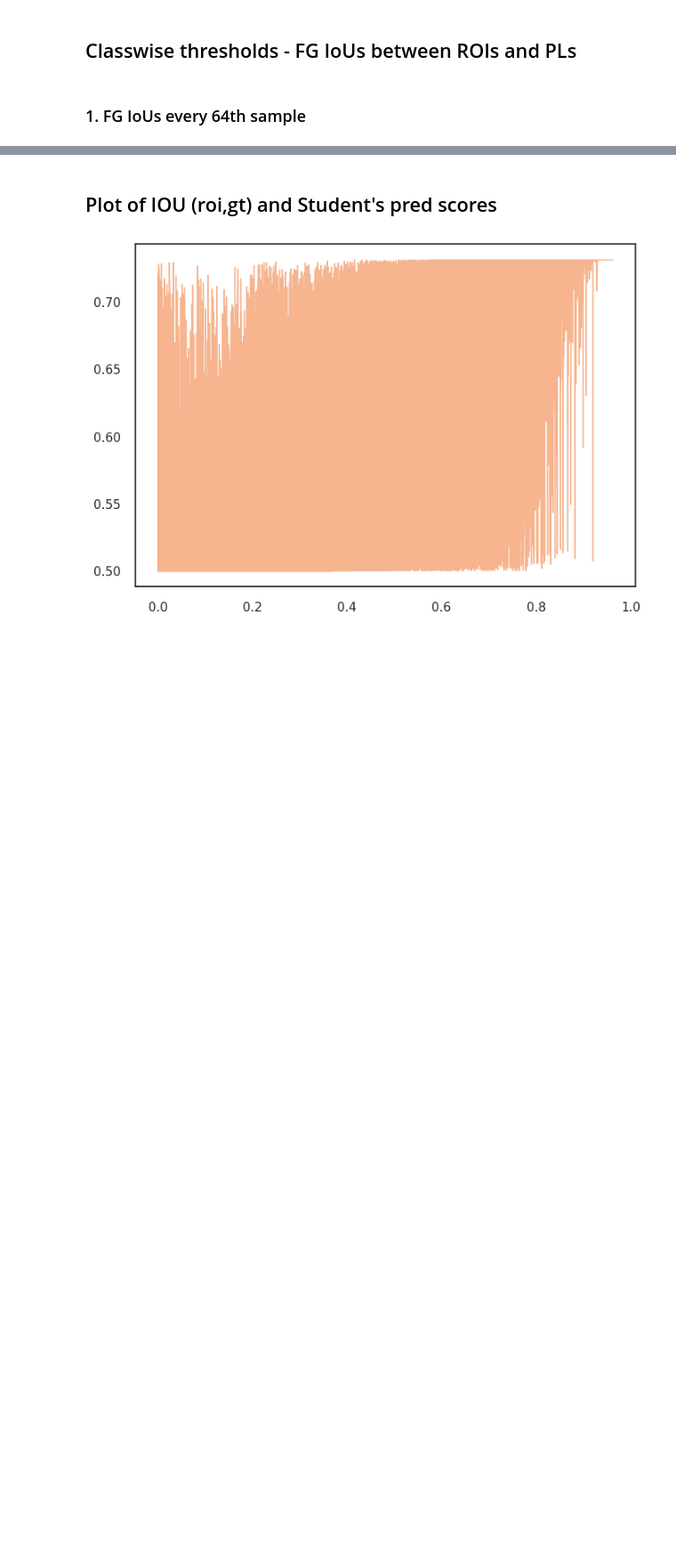
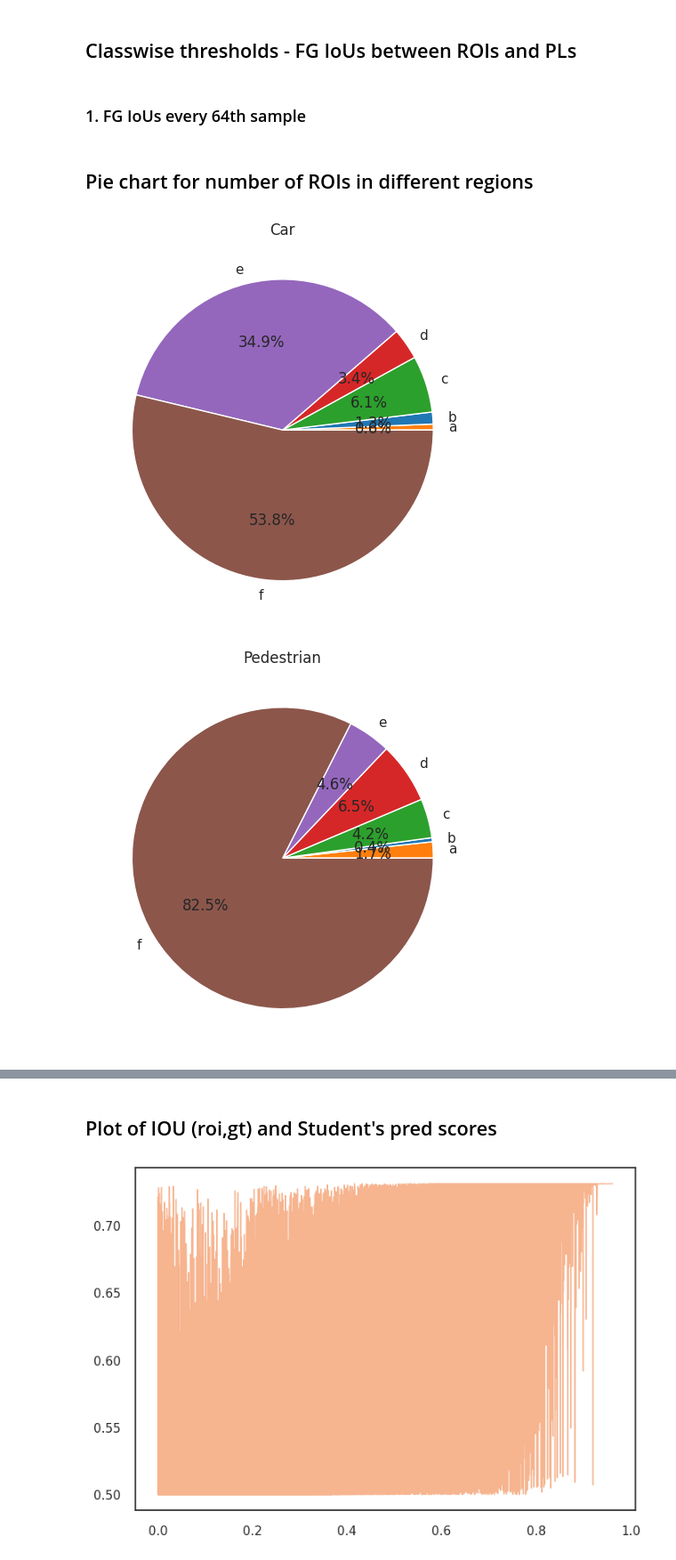
Before and after one commit to shashankag14/OpenPCDet, a Jupyter notebook: tools/tb_metrics.ipynb, the cells around one changed output, grey strips where cells are left out. Shown at 89% size. Drawn from its saved outputs; the diff is of its cells as text; code cells hidden in the pictures; blank space fills up the shorter version.

Commit message:
Add pie chart for samples in diff regions

```diff
--- a/tools/tb_metrics.ipynb
+++ b/tools/tb_metrics.ipynb
@@ -333,3 +333,39 @@ _cmap = sns.color_palette("rocket", as_cmap=True)
 df = pd.read_pickle(r'/mnt/data/shag01/pcdet-st-reliable/OpenPCDet/tools/ious_new.pkl') # iou_metrics_st_bs8_split_1_1_trial_1_d16ba20
 baseline_df = pd.read_pickle(r'/mnt/data/shag01/pcdet-st-reliable/OpenPCDet/tools/ious_baseline.pkl') # iou_metrics_baseline_bs8_split_1_1_trial_1_d16ba20
 ablation1_df = pd.read_pickle(r'/mnt/data/shag01/pcdet-st-reliable/OpenPCDet/tools/ious_ablation1.pkl')
+fp_uc_df = pd.read_pickle(r'/mnt/data/shag01/pcdet-st-reliable/OpenPCDet/tools/ious_fp_uc.pkl') # fp_rev_uc-bg_007_bs8_split_1_1_trial_1_8362d99
+# %% [markdown]
+## Pie chart for number of ROIs in different regions
+# %%
+num_to_class = {1:'Car', 2:'Pedestrian', 3:'Cyclist'}
+fg_thresh = [0.7,0.5,0.5]
+local_fg_thresh = [0.65,0.45,0.4]
+
+class_count = {'Car': {}, 'Pedestrian': {}, 'Cyclist': {}}
+mask = {'a': None, 'b': None, 'c': None, 'd': None, 'e': None, 'f': None}
+for cls_idx, cls_name in num_to_class.items():
+    class_mask = (torch.Tensor(fp_uc_df['class_labels'])==cls_idx)
+    # a
+    mask['a'] = class_mask & (torch.Tensor(fp_uc_df['iou_roi_gt']) > local_fg_thresh[cls_idx-1]) & (torch.Tensor(fp_uc_df['iou_roi_pl']) < 0.25)
+    # b
+    mask['b'] = class_mask & (torch.Tensor(fp_uc_df['iou_roi_gt']) > local_fg_thresh[cls_idx-1]) & (torch.Tensor(fp_uc_df['iou_roi_pl']) < local_fg_thresh[cls_idx-1]) & (torch.Tensor(fp_uc_df['iou_roi_pl']) > 0.25)
+    # c
+    mask['c'] = class_mask & (torch.Tensor(fp_uc_df['iou_roi_gt']) > local_fg_thresh[cls_idx-1]) & (torch.Tensor(fp_uc_df['iou_roi_pl']) > local_fg_thresh[cls_idx-1])
+    # d
+    mask['d'] = class_mask & (torch.Tensor(fp_uc_df['iou_roi_gt']) < local_fg_thresh[cls_idx-1]) & (torch.Tensor(fp_uc_df['iou_roi_pl']) > local_fg_thresh[cls_idx-1])
+    # e
+    mask['e'] = class_mask & (torch.Tensor(fp_uc_df['iou_roi_gt']) < local_fg_thresh[cls_idx-1]) & (torch.Tensor(fp_uc_df['iou_roi_pl']) < local_fg_thresh[cls_idx-1]) & (torch.Tensor(fp_uc_df['iou_roi_pl']) > 0.25)
+    # f
+    mask['f'] = class_mask & (torch.Tensor(fp_uc_df['iou_roi_gt']) < local_fg_thresh[cls_idx-1]) & (torch.Tensor(fp_uc_df['iou_roi_pl']) < 0.25)
+
+    for key in mask.keys():
+        if torch.count_nonzero(mask[key]) != None:
+            class_count[cls_name][key] = torch.count_nonzero(mask[key]).item()
+
+for class_name in class_count.keys():
+    plt.pie(class_count[class_name].values(), labels=class_count[class_name].keys(), autopct='%1.1f%%', colors=['#ff7f0e', '#1f77b4', '#2ca02c', '#d62728', '#9467bd', '#8c564b'])
+    plt.title(class_name)
+    plt.show()
+# %% [output]
+[figure, added]
+[figure, added]
```
Also changed, not shown: parts of 1 cell of this notebook.
